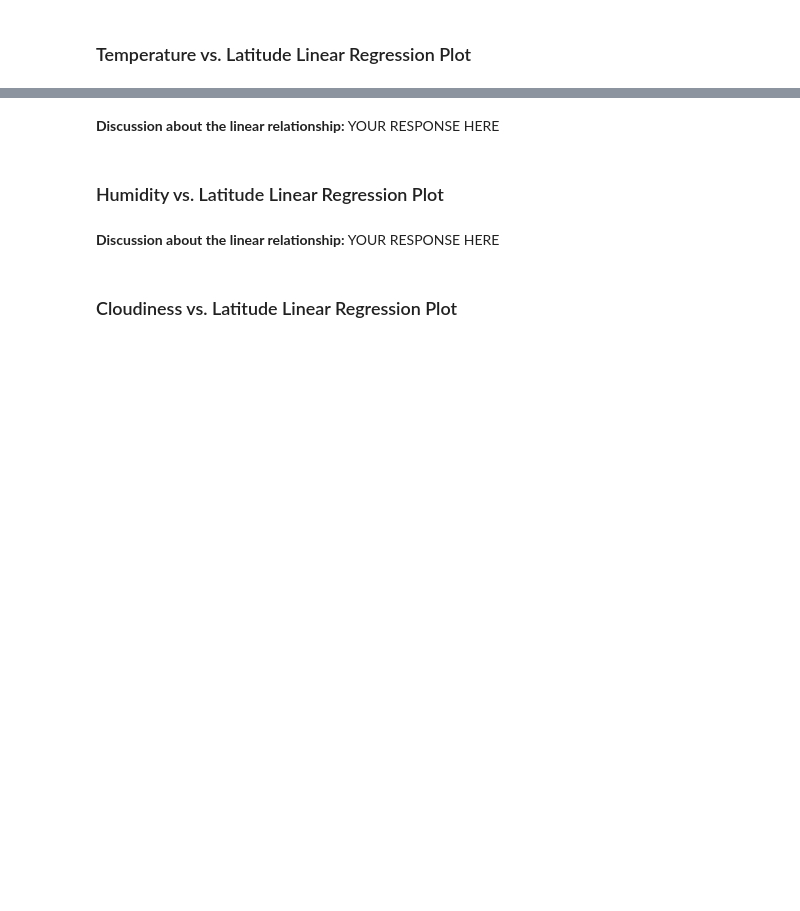
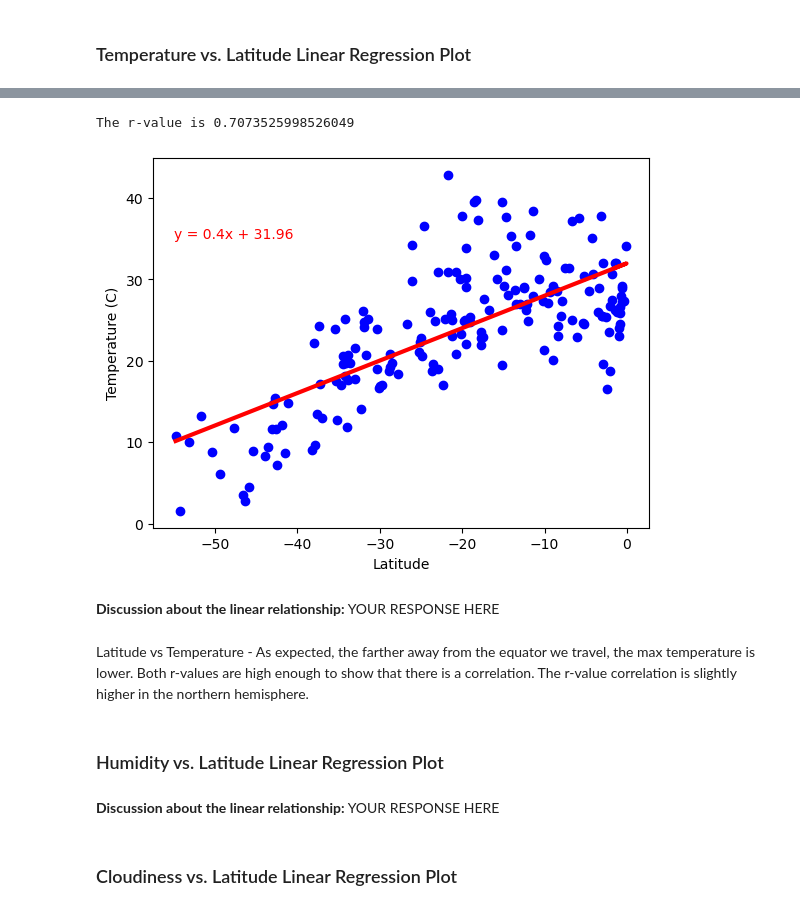
Before and after one commit to RaeAnnG/python-api-challenge, a Jupyter notebook: starter_code/WeatherPy.RG.ipynb, the cells around one changed output, grey strips where cells are left out. Cells and saved outputs as stored; diff of their text form; code cells hidden in the pictures; blank space fills up the shorter version.

```diff
--- a/starter_code/WeatherPy.RG.ipynb
+++ b/starter_code/WeatherPy.RG.ipynb
@@ -350,5 +353,17 @@ southern_hemi_df.head()
+# %%
+# Linear regression on Southern Hemisphere
+x_plot = southern_hemi_df["Lat"]
+y_plot = southern_hemi_df["Max Temp"]
+linearRegression(x_plot, y_plot, -55, 35, "Temperature (C)")
+#plot_linear_regression(x_plot, y_plot, "Max Temp", (-55, 35))
+plt.savefig("output_data/Fig6.png",dpi=300, bbox_inches = "tight")
+# %% [output]
+The r-value is 0.7073525998526049
+[figure, added]
 # %% [markdown]
 **Discussion about the linear relationship:** YOUR RESPONSE HERE
+# %% [markdown]
+Latitude vs Temperature - As expected, the farther away from the equator we travel, the max temperature is lower.  Both r-values are high enough to show that there is a correlation.  The r-value correlation is slightly higher in the northern hemisphere.
 # %% [markdown]
 ### Humidity vs. Latitude Linear Regression Plot
 # %%
```
Also changed, not shown: parts of 4 cells of this notebook, 2 other files.
